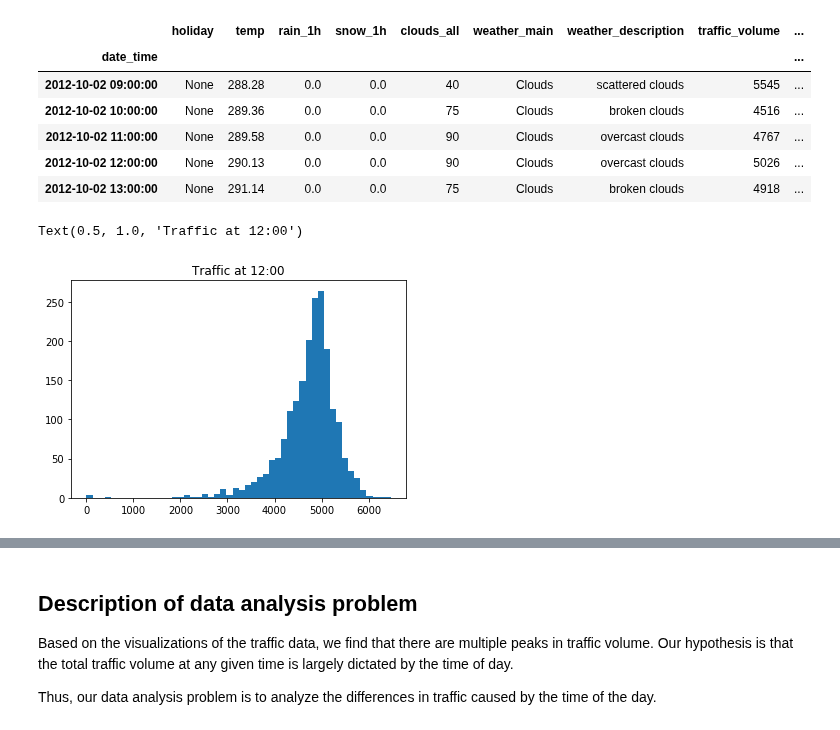
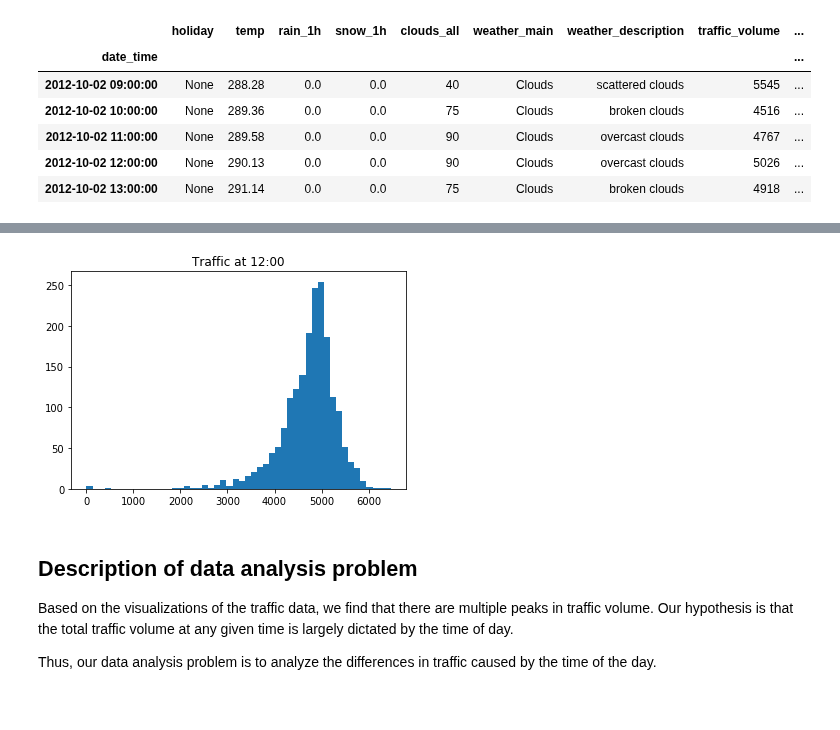
Before and after one commit to Lensku/BDA-Project-Otso-Lensku, a Jupyter notebook: Project.ipynb, the cells around one changed output, grey strips where cells are left out. Drawn from its saved outputs; the diff is of its cells as text; code cells hidden in the pictures.

```diff
--- a/Project.ipynb
+++ b/Project.ipynb
@@ -205,12 +103,6 @@ df_with_dates.head()
 | 2012-10-02 11:00:00 | None | 289.58 | 0.0 | 0.0 | 90 | Clouds | overcast clouds | 4767 | ... |
 | 2012-10-02 12:00:00 | None | 290.13 | 0.0 | 0.0 | 90 | Clouds | overcast clouds | 5026 | ... |
 | 2012-10-02 13:00:00 | None | 291.14 | 0.0 | 0.0 | 75 | Clouds | broken clouds | 4918 | ... |
-# %%
-plt.hist(df_with_dates.between_time('11:45','12:15')['traffic_volume'], bins=50)
-plt.title("Traffic at 12:00")
-# %% [output]
-Text(0.5, 1.0, 'Traffic at 12:00')
-[figure, removed]
 # %%
 def traffic_at_time(time):
     return df_with_dates.at_time('{}:00'.format(time))['traffic_volume']
@@ -223,5 +115,7 @@ min_n = min([len(traffic_by_time[n]) for n in range(24)])
 traffic_by_time = [traffic_by_time[n][:min_n] for n in range(24)]
 
 # e.g. traffic volume at 12
-traffic_by_time[12]
+
+plt.hist(traffic_by_time[12], bins=50)
+plt.title("Traffic at 12:00")
 # %% [output]
@@ -241,3 +123,4 @@ Name: traffic_volume, Length: 1905, dtype: int64
+[figure, added]
 # %% [markdown]
 ## Description of data analysis problem
 
```
Also changed, not shown: parts of 17 cells of this notebook.
